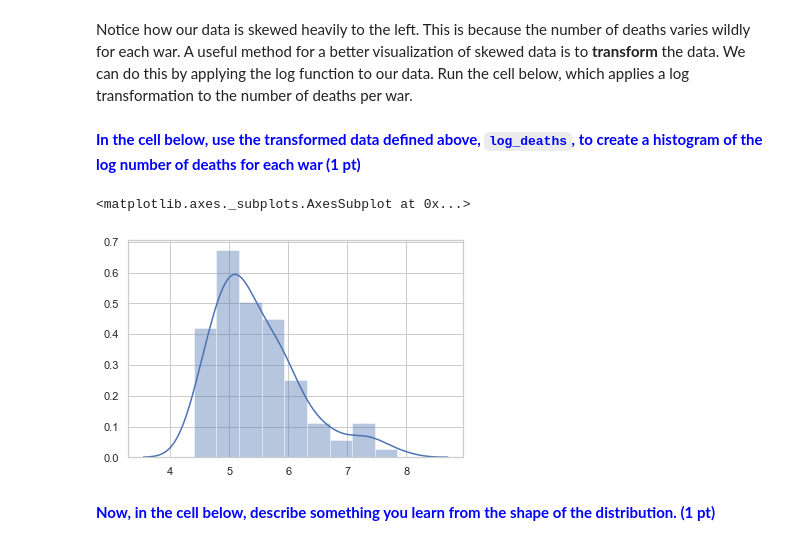
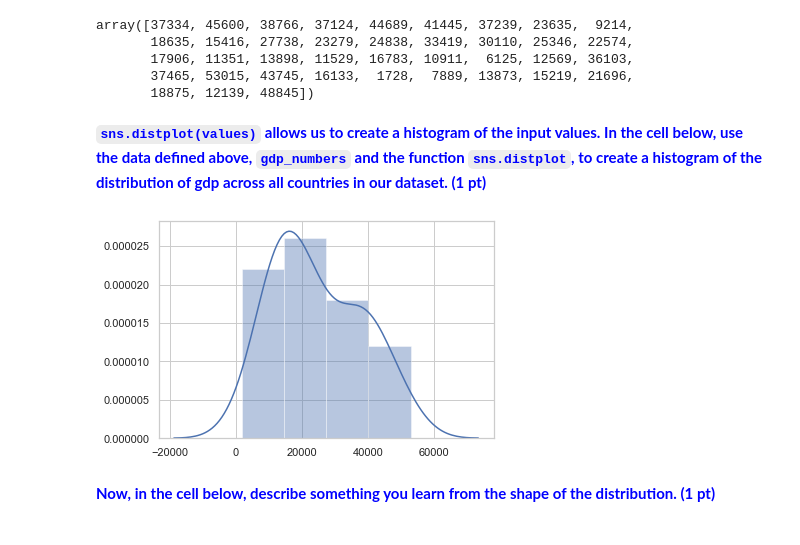
Before and after one commit to ds-modules/POLSCI3-Fa20-Dev, a Jupyter notebook: PS3/problem 4.ipynb, the cells around one changed output. Drawn from its saved outputs; the diff is of its cells as text; code cells hidden in the pictures.

```diff
--- a/PS3/problem 4.ipynb
+++ b/PS3/problem 4.ipynb
@@ -33,0 +22,3 @@ wars.head(10)
+# %%
+gdp = Table.read_table('data/gdp.csv')
+gdp.show(5)
@@ -41,2 +34,0 @@ sns.distplot(deaths);
-# %% [markdown]
-Notice how our data is skewed heavily to the left. This is because the number of deaths varies wildly for each war. A useful method for a better visualization of skewed data is to **transform** the data. We can do this by applying the log function to our data. Run the cell below, which applies a log transformation to the number of deaths per war.
@@ -45,10 +35,18 @@ log_deaths = np.array(np.log10(deaths))
+# %%
+gdp_numbers = gdp.column('2016')
+gdp_numbers
+# %% [output]
+array([37334, 45600, 38766, 37124, 44689, 41445, 37239, 23635,  9214,
+       18635, 15416, 27738, 23279, 24838, 33419, 30110, 25346, 22574,
+       17906, 11351, 13898, 11529, 16783, 10911,  6125, 12569, 36103,
+       37465, 53015, 43745, 16133,  1728,  7889, 13873, 15219, 21696,
+       18875, 12139, 48845])
 # %% [markdown]
-**<span style="color:blue"> In the cell below, use the transformed data defined above, `log_deaths`, to create a histogram of the log number of deaths for each war (1 pt)</span>**
+**<span style="color:blue"> `sns.distplot(values)` allows us to create a histogram of the input values. In the cell below, use the data defined above, `gdp_numbers` and the function `sns.distplot`, to create a histogram of the distribution of gdp across all countries in our dataset. (1 pt)</span>**
 # %%
-sns.distplot(log_deaths)
+sns.distplot(gdp_numbers);
 # %% [output]
-<matplotlib.axes._subplots.AxesSubplot at 0x...>
-[figure, old version]
+[figure, new version]
 # %% [markdown]
 **<span style="color:blue"> Now, in the cell below, describe something you learn from the shape of the distribution. (1 pt)</span>**
 # %% [markdown]
```
Also changed, not shown: parts of 25 cells of this notebook, 2 other files.
